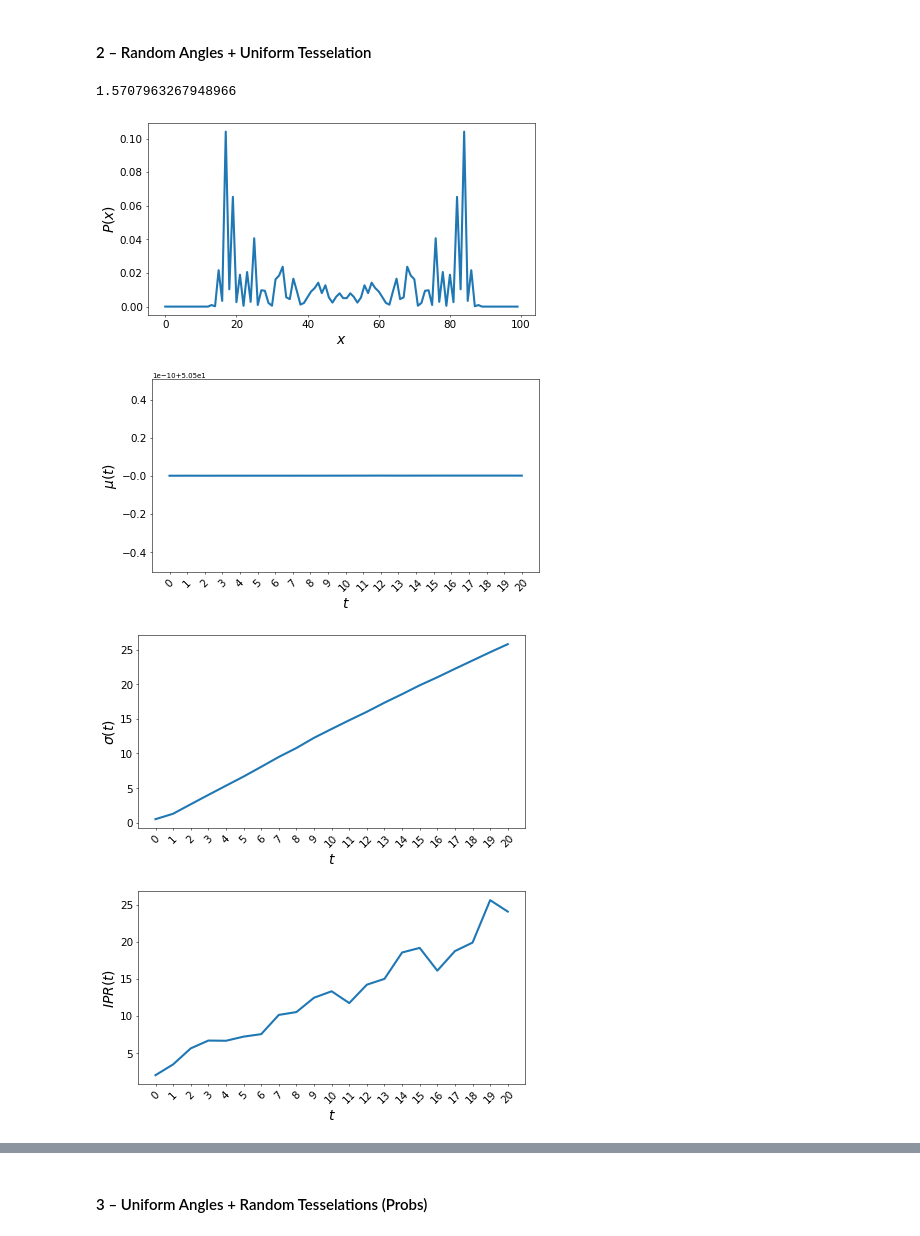
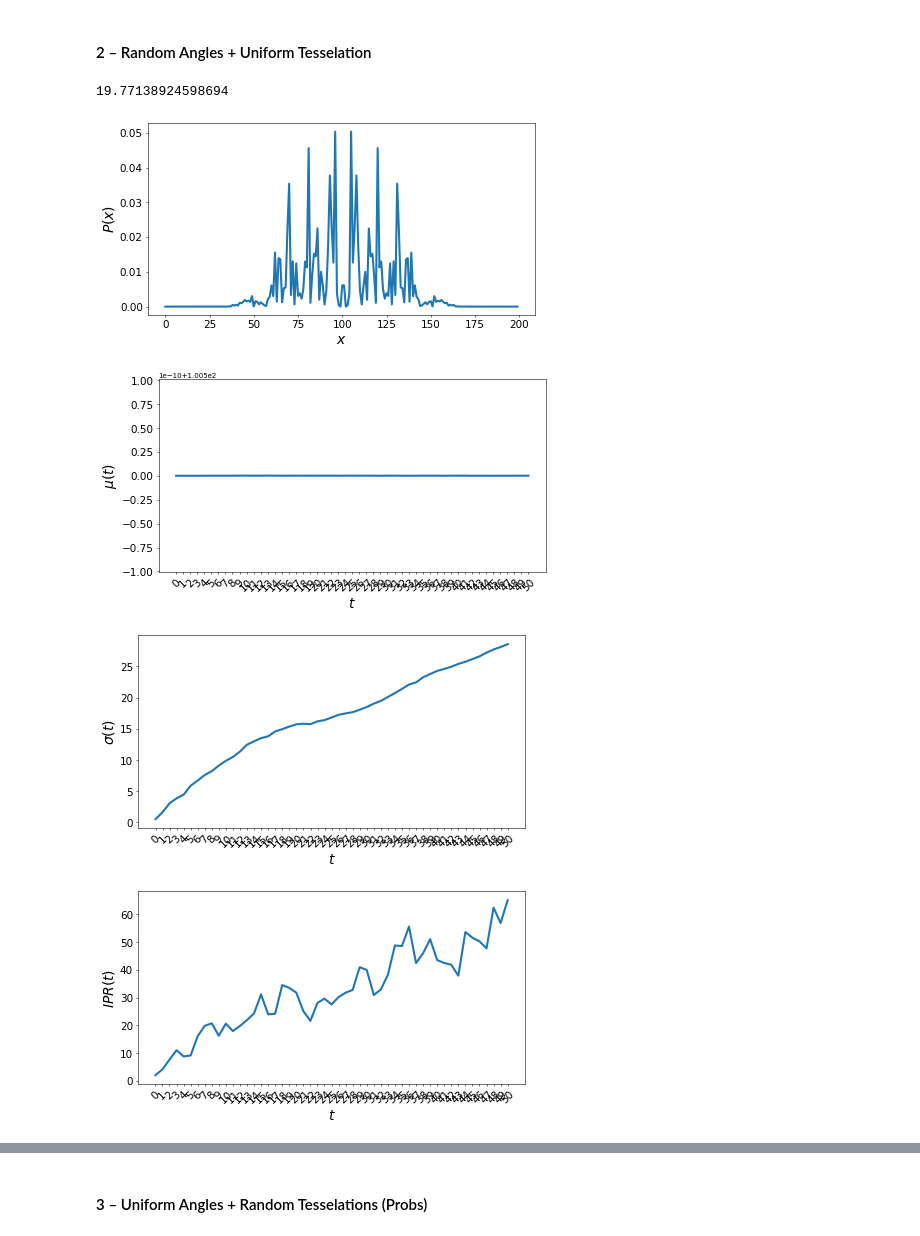
Before and after one commit to JaimePSantos/sqw, a Jupyter notebook: main_tests.ipynb, the cells around one changed output, grey strips where cells are left out. Saved outputs shown, nothing was run; the diff lists cells and outputs as text; code cells hidden in the pictures.

```diff
--- a/main_tests.ipynb
+++ b/main_tests.ipynb
@@ -48,39 +50,42 @@ survival_plot(states2survival(states_ua_ut, N//2), steps)
 # %% [markdown]
 #### 2 – Random Angles + Uniform Tesselation
 # %%
-N = 100
+start = time.time()
+
+N = 200
 T = even_cycle_two_tesselation(N)
 G = nx.cycle_graph(N)
 
-steps = 20
-angles = random_angle_deviation([np.pi/3, np.pi/3], [.15, .15], steps)
-tesselation_order = [[0,1] for x in range(steps)]
-initial_state = uniform_initial_state(N, nodes = [N//2, N//2 + 1])
+steps = 50
+angles = random_angle_deviation([np.pi/3, np.pi/3], [.5, .5], steps)
+tesselation_order = [[1,0] for x in range(steps)]
+initial_state = uniform_initial_state(N, nodes = [N//2, N//2+1])
 
 states_ra_ut = running(G, T, steps,
                  initial_state,
                  angles = angles,
                  tesselation_order = tesselation_order)
+
+end = time.time()
+print(end - start)
+# %% [output]
+19.77138924598694
-# %%
-np.pi/2
-# %% [output]
-1.5707963267948966
 # %%
-final_distribution_plot(amp2prob(states_ra_ut[steps]), list(range(N)))
+final_distribution_plot(amp2prob(states_ra_ut[steps-10]), list(range(N)))
 # %% [output]
-[figure, old version]
+[figure, new version]
 # %%
 mean_plot(states2mean(states_ra_ut, range(N)), steps)
 # %% [output]
-[figure, old version]
+[figure, new version]
 # %%
 std_plot(states2std(states_ra_ut, range(0, N)), steps)
 # %% [output]
-[figure, old version]
+[figure, new version]
 # %%
 ipr_plot(states2ipr(states_ra_ut, range(0, N)), steps)
 # %% [output]
-[figure, old version]
+[figure, new version]
 # %%
 survival_plot(states2survival(states_ra_ut, N//2), steps)
 # %% [output]
```
Also changed, not shown: parts of 7 cells of this notebook, 10 other files.
